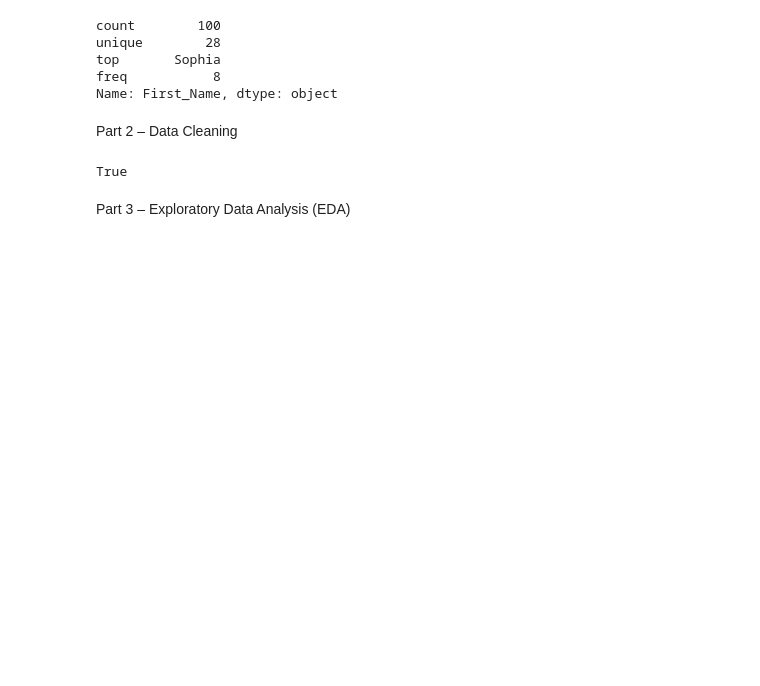
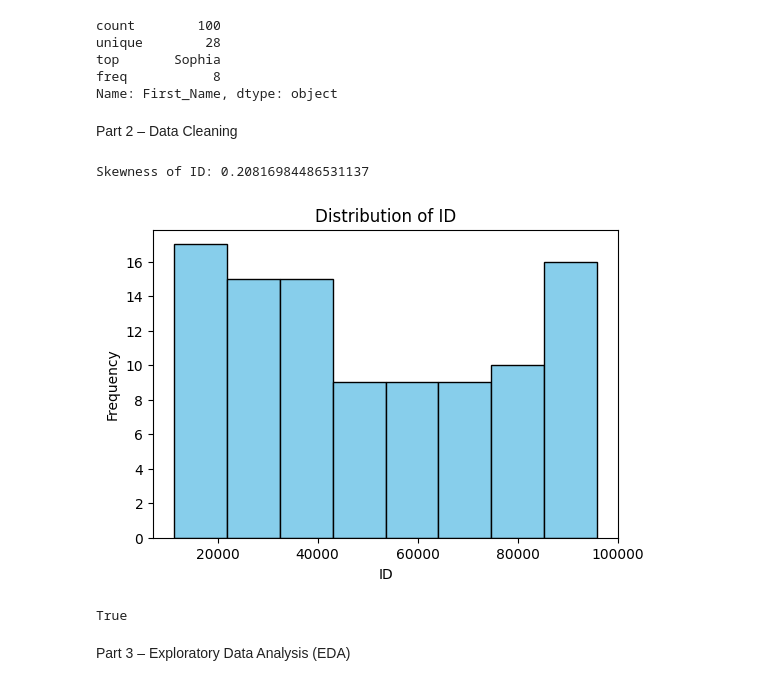
Before and after one commit to Sunmathi-A77/Separation-Data-Cleaning-Analysis---EDA, a Jupyter notebook: Separation Data Cleaning & Analysis - EDA.ipynb, the cells around one changed output. Cells and saved outputs as stored; diff of their text form; code cells hidden in the pictures; blank space fills up the shorter version.

```diff
--- a/Separation Data Cleaning & Analysis - EDA.ipynb
+++ b/Separation Data Cleaning & Analysis - EDA.ipynb
@@ -70,6 +70,20 @@ freq           8
 Name: First_Name, dtype: object
 # %% [markdown]
 Part 2 – Data Cleaning
+# %%
+print("Skewness of ID:", df['ID'].skew())
+# %% [output]
+Skewness of ID: 0.20816984486531137
+# %%
+# Numeric column histogram
+plt.figure(figsize=(6,4))
+plt.hist(df['ID'], bins=8, color='skyblue', edgecolor='black')
+plt.xlabel('ID')
+plt.ylabel('Frequency')
+plt.title('Distribution of ID')
+plt.show()
+# %% [output]
+[figure, added]
 # %%
 df['ID'] = df['id'].str[:5].astype(int)
 df['First_Name'] = df['id'].str[5:]
```
Also changed, not shown: parts of 3 cells of this notebook, 1 other file.
